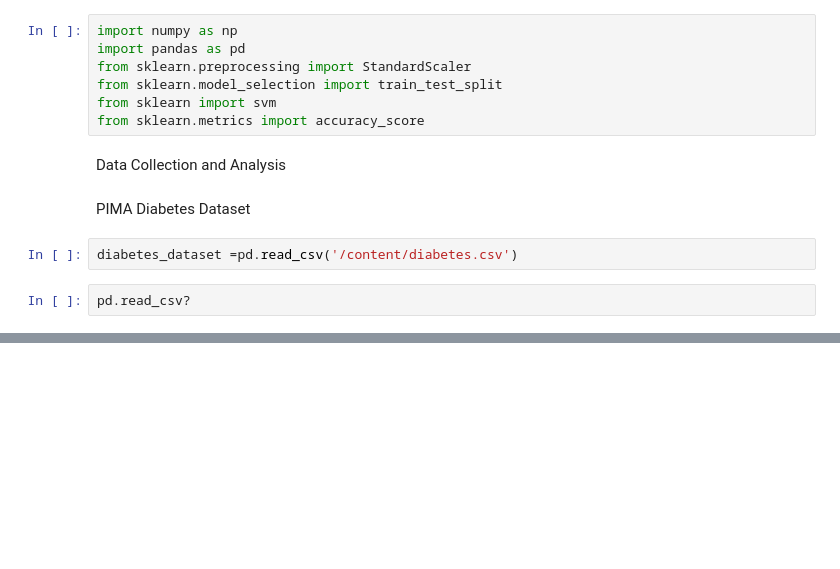
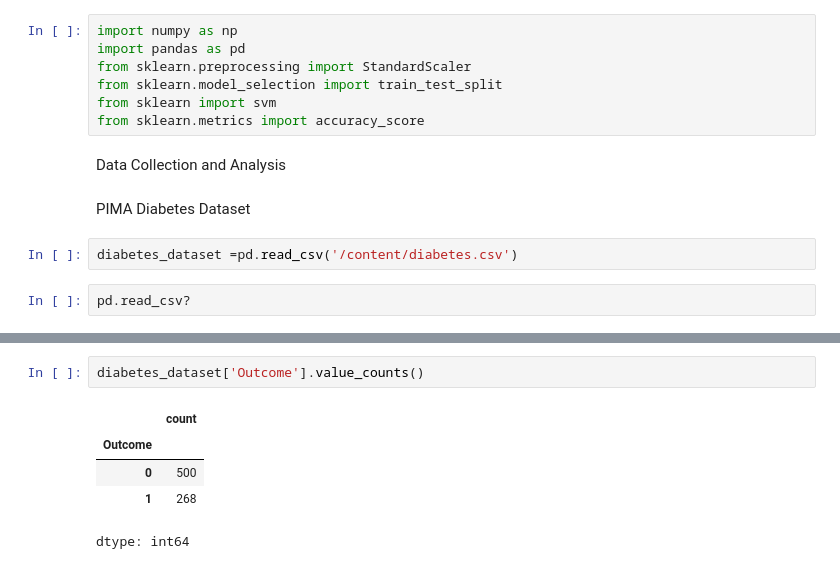
Before and after one commit to harshithanbhat77/git, a Jupyter notebook: diabetes_prediction/diabetes_prediction.ipynb, the cells around one changed output, grey strips where cells are left out. Saved outputs shown, nothing was run; the diff lists cells and outputs as text; blank space fills up the shorter version.

```diff
--- a/diabetes_prediction/diabetes_prediction.ipynb
+++ b/diabetes_prediction/diabetes_prediction.ipynb
@@ -32,0 +74,8 @@ diabetes_dataset.shape #number of rows and columns
+# %%
+diabetes_dataset['Outcome'].value_counts()
+# %% [output]
+|  | count |
+| Outcome |  |
+| 0 | 500 |
+| 1 | 268 |
+dtype: int64
```
Also changed, not shown: parts of 14 cells of this notebook.
